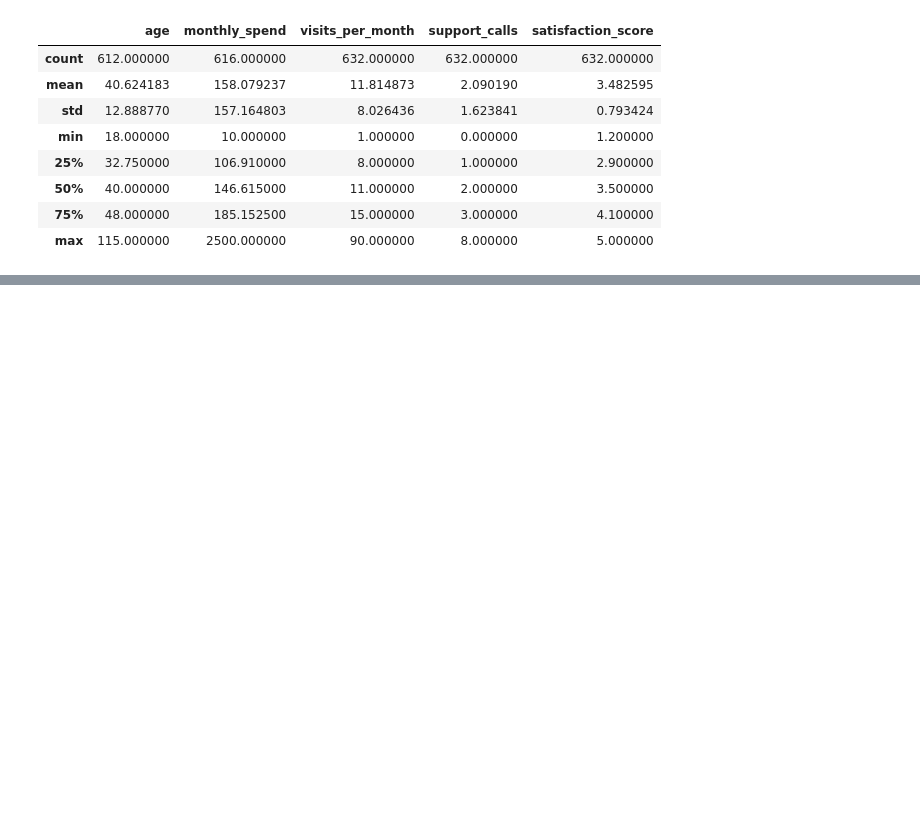
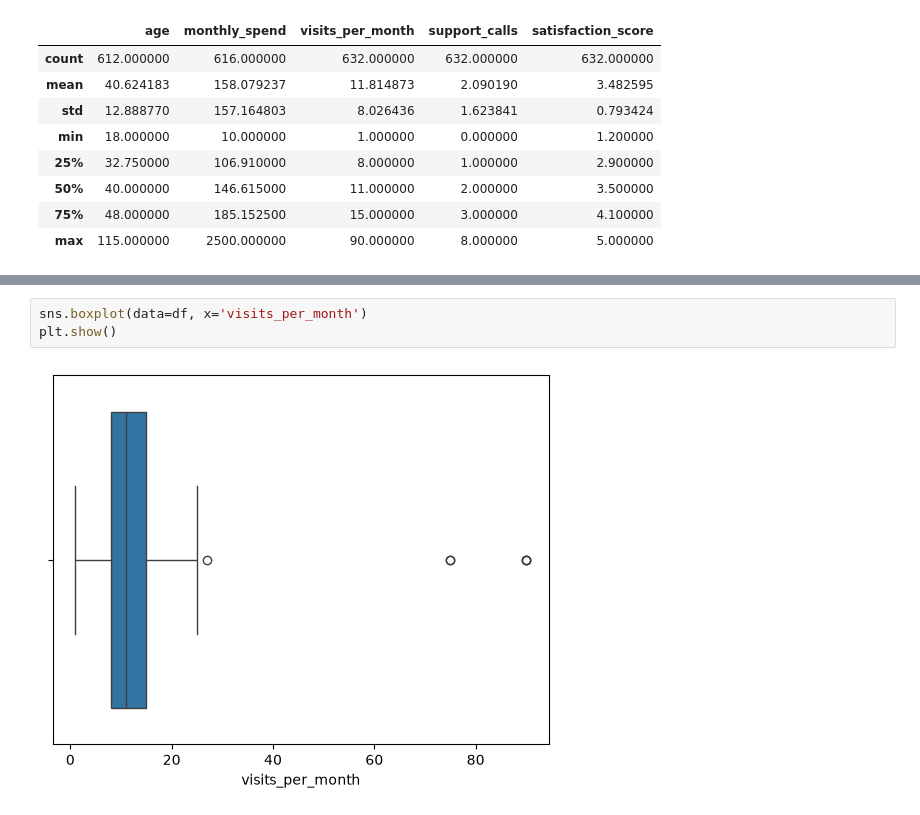
Before and after one commit to Lui-die-lui/aice-associate-study, a Jupyter notebook: DAY14/day14_onehot.ipynb, the cells around one changed output, grey strips where cells are left out. Saved outputs shown, nothing was run; the diff lists cells and outputs as text; blank space fills up the shorter version.

```diff
--- a/DAY14/day14_onehot.ipynb
+++ b/DAY14/day14_onehot.ipynb
@@ -71,0 +95,5 @@ df = df.drop_duplicates()
+# %%
+sns.boxplot(data=df, x='visits_per_month')
+plt.show()
+# %% [output]
+[figure, added]
```
Also changed, not shown: parts of 19 cells of this notebook, 3 other files.
